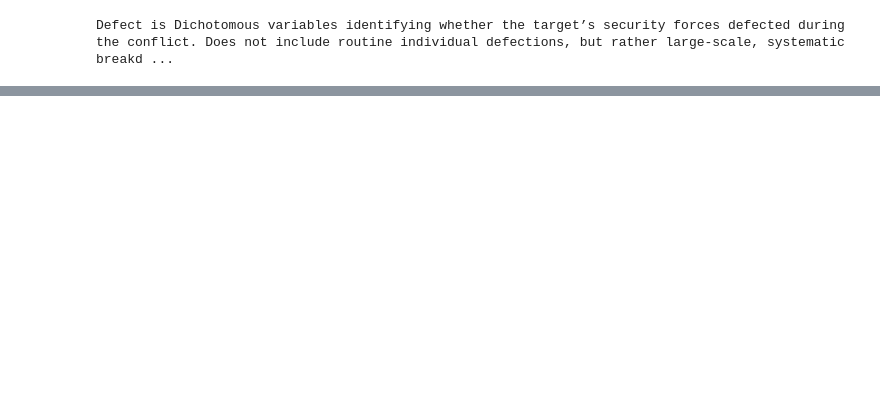
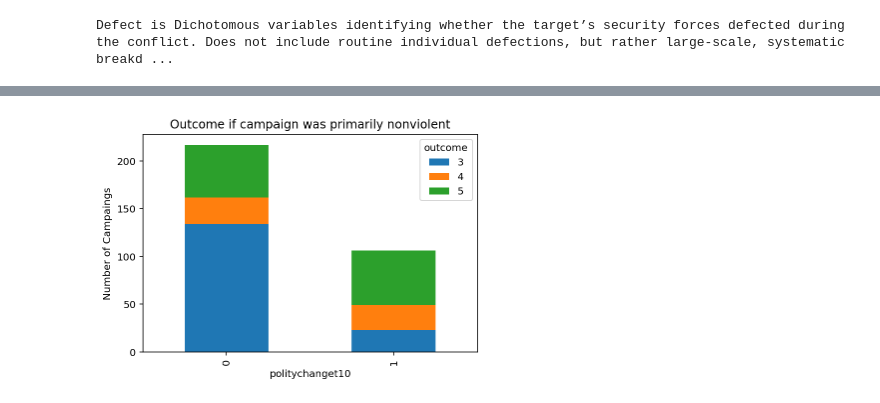
Before and after one commit to orlando-trejo/ginsberg-center-tutorials, a Jupyter notebook: ginsberg-tutorials-python/data_load_explore.ipynb, the cells around one changed output, grey strips where cells are left out. Cells and saved outputs as stored; diff of their text form; code cells hidden in the pictures; blank space fills up the shorter version.

```diff
--- a/ginsberg-tutorials-python/data_load_explore.ipynb
+++ b/ginsberg-tutorials-python/data_load_explore.ipynb
@@ -101,0 +142,8 @@ Text(0.5, 0, 'Defect')
+# %%
+data.groupby([var_name,'outcome']).size().unstack().plot(kind='bar', stacked=True)
+plt.title('Outcome if campaign was primarily nonviolent')
+plt.ylabel('Number of Campaings')
+plt.xlabel('politychanget10')
+plt.show()
+# %% [output]
+[figure, added]
```
Also changed, not shown: parts of 10 cells of this notebook.
